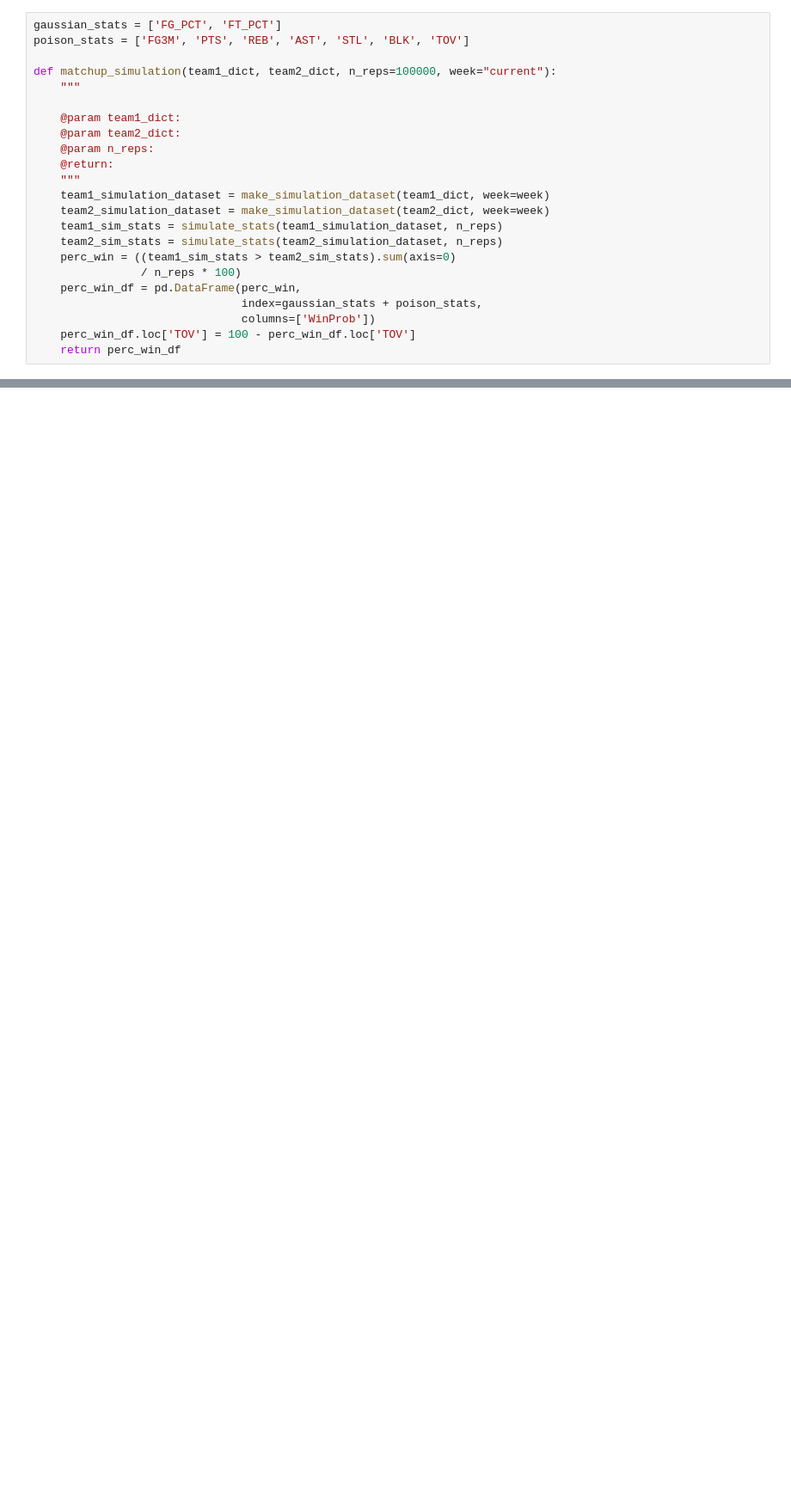
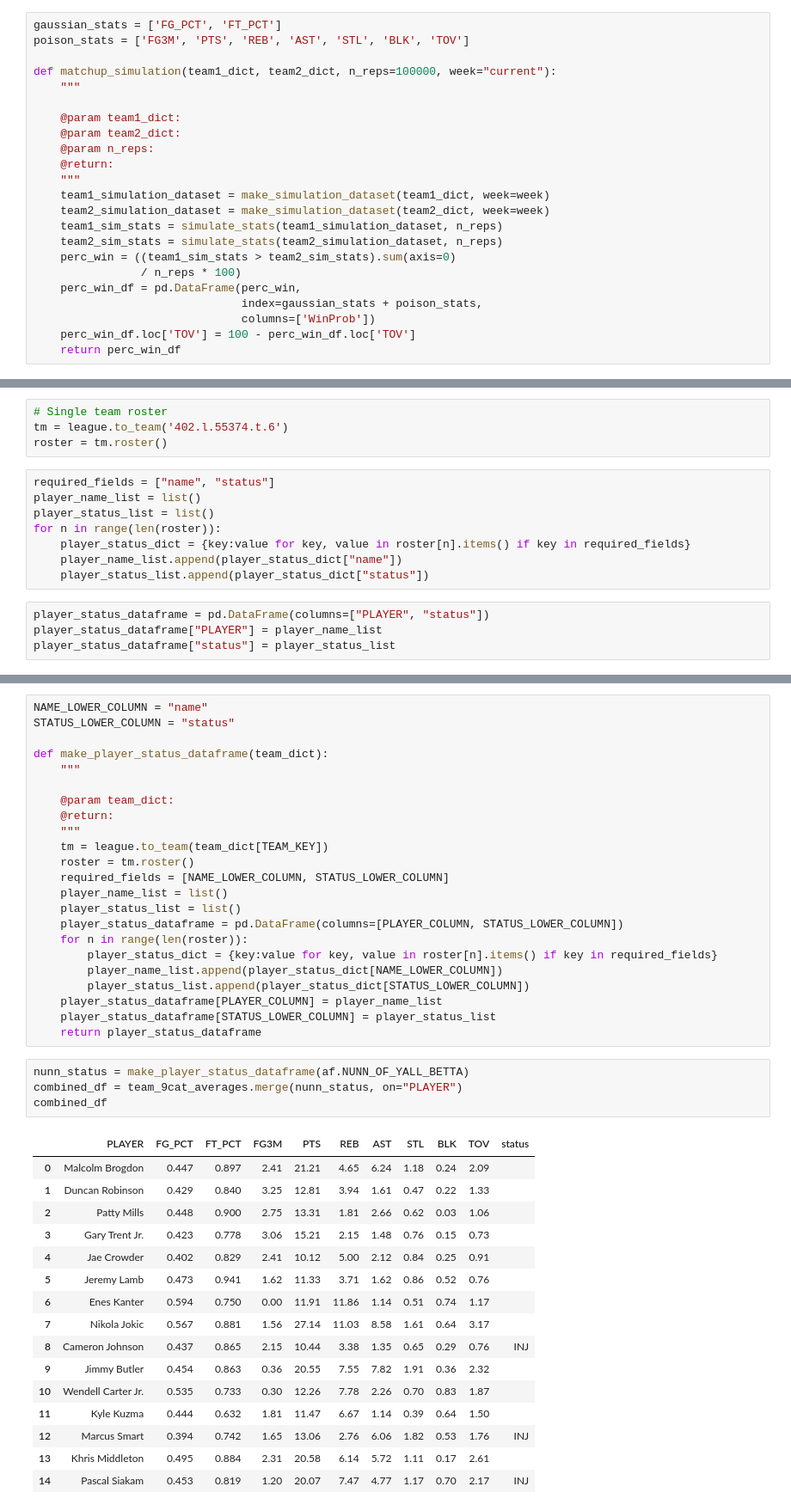
Before and after one commit to JaumeClave/waiver_wire_machine, a Jupyter notebook: notebooks/06_matchup_simulation.ipynb, the cells around one changed output, grey strips where cells are left out. Shown at 86% size. Drawn from its saved outputs; the diff is of its cells as text; blank space fills up the shorter version.

```diff
--- a/notebooks/06_matchup_simulation.ipynb
+++ b/notebooks/06_matchup_simulation.ipynb
@@ -555,0 +504,16 @@ simulated_cats
+# %%
+# Single team roster
+tm = league.to_team('402.l.55374.t.6')
+roster = tm.roster()
+# %%
+required_fields = ["name", "status"]
+player_name_list = list()
+player_status_list = list()
+for n in range(len(roster)):
+    player_status_dict = {key:value for key, value in roster[n].items() if key in required_fields}
+    player_name_list.append(player_status_dict["name"])
+    player_status_list.append(player_status_dict["status"])
+# %%
+player_status_dataframe = pd.DataFrame(columns=["PLAYER", "status"])
+player_status_dataframe["PLAYER"] = player_name_list
+player_status_dataframe["status"] = player_status_list
@@ -555,0 +559,44 @@ simulated_cats
+# %%
+NAME_LOWER_COLUMN = "name"
+STATUS_LOWER_COLUMN = "status"
+
+def make_player_status_dataframe(team_dict):
+    """
+
+    @param team_dict:
+    @return:
+    """
+    tm = league.to_team(team_dict[TEAM_KEY])
+    roster = tm.roster()
+    required_fields = [NAME_LOWER_COLUMN, STATUS_LOWER_COLUMN]
+    player_name_list = list()
+    player_status_list = list()
+    player_status_dataframe = pd.DataFrame(columns=[PLAYER_COLUMN, STATUS_LOWER_COLUMN])
+    for n in range(len(roster)):
+        player_status_dict = {key:value for key, value in roster[n].items() if key in required_fields}
+        player_name_list.append(player_status_dict[NAME_LOWER_COLUMN])
+        player_status_list.append(player_status_dict[STATUS_LOWER_COLUMN])
+    player_status_dataframe[PLAYER_COLUMN] = player_name_list
+    player_status_dataframe[STATUS_LOWER_COLUMN] = player_status_list
+    return player_status_dataframe
+# %%
+nunn_status = make_player_status_dataframe(af.NUNN_OF_YALL_BETTA)
+combined_df = team_9cat_averages.merge(nunn_status, on="PLAYER")
+combined_df
+# %% [output]
+|  | PLAYER | FG_PCT | FT_PCT | FG3M | PTS | REB | AST | STL | BLK | TOV | status |
+| 0 | Malcolm Brogdon | 0.447 | 0.897 | 2.41 | 21.21 | 4.65 | 6.24 | 1.18 | 0.24 | 2.09 |  |
+| 1 | Duncan Robinson | 0.429 | 0.840 | 3.25 | 12.81 | 3.94 | 1.61 | 0.47 | 0.22 | 1.33 |  |
+| 2 | Patty Mills | 0.448 | 0.900 | 2.75 | 13.31 | 1.81 | 2.66 | 0.62 | 0.03 | 1.06 |  |
+| 3 | Gary Trent Jr. | 0.423 | 0.778 | 3.06 | 15.21 | 2.15 | 1.48 | 0.76 | 0.15 | 0.73 |  |
+| 4 | Jae Crowder | 0.402 | 0.829 | 2.41 | 10.12 | 5.00 | 2.12 | 0.84 | 0.25 | 0.91 |  |
+| 5 | Jeremy Lamb | 0.473 | 0.941 | 1.62 | 11.33 | 3.71 | 1.62 | 0.86 | 0.52 | 0.76 |  |
+| 6 | Enes Kanter | 0.594 | 0.750 | 0.00 | 11.91 | 11.86 | 1.14 | 0.51 | 0.74 | 1.17 |  |
+| 7 | Nikola Jokic | 0.567 | 0.881 | 1.56 | 27.14 | 11.03 | 8.58 | 1.61 | 0.64 | 3.17 |  |
+| 8 | Cameron Johnson | 0.437 | 0.865 | 2.15 | 10.44 | 3.38 | 1.35 | 0.65 | 0.29 | 0.76 | INJ |
+| 9 | Jimmy Butler | 0.454 | 0.863 | 0.36 | 20.55 | 7.55 | 7.82 | 1.91 | 0.36 | 2.32 |  |
+| 10 | Wendell Carter Jr. | 0.535 | 0.733 | 0.30 | 12.26 | 7.78 | 2.26 | 0.70 | 0.83 | 1.87 |  |
+| 11 | Kyle Kuzma | 0.444 | 0.632 | 1.81 | 11.47 | 6.67 | 1.14 | 0.39 | 0.64 | 1.50 |  |
+| 12 | Marcus Smart | 0.394 | 0.742 | 1.65 | 13.06 | 2.76 | 6.06 | 1.82 | 0.53 | 1.76 | INJ |
+| 13 | Khris Middleton | 0.495 | 0.884 | 2.31 | 20.58 | 6.14 | 5.72 | 1.11 | 0.17 | 2.61 |  |
+| 14 | Pascal Siakam | 0.453 | 0.819 | 1.20 | 20.07 | 7.47 | 4.77 | 1.17 | 0.70 | 2.17 | INJ |
```
Also changed, not shown: parts of 40 cells of this notebook, 1 other file.
